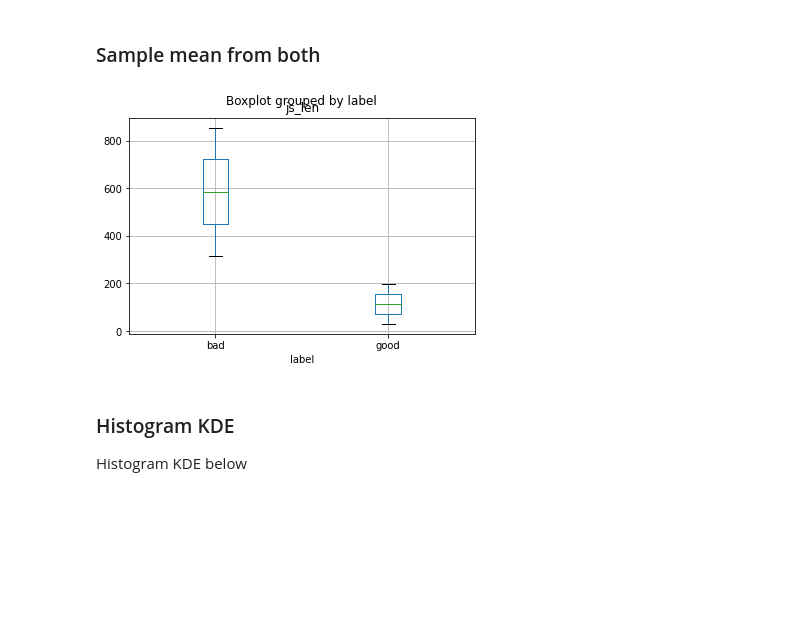
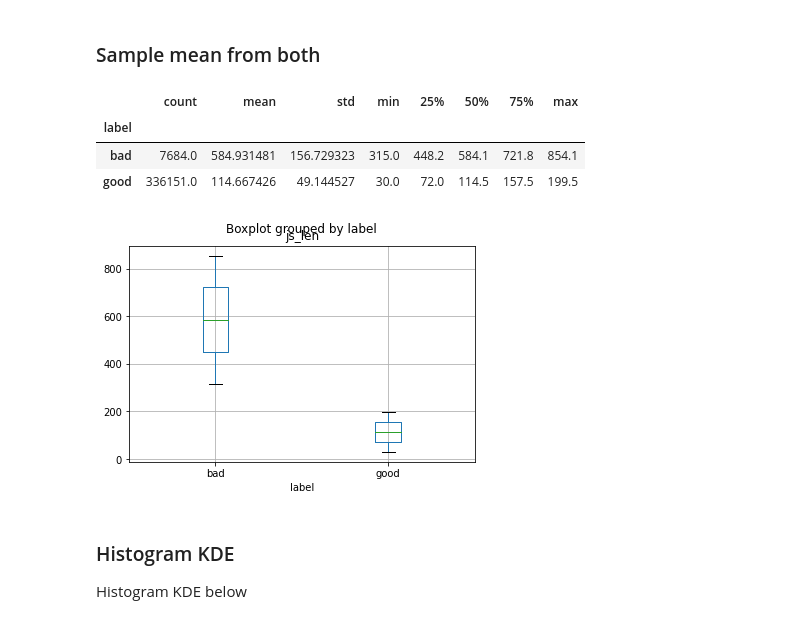
Before and after one commit to rikp777/stat_project, a Jupyter notebook: stat_project.ipynb, the cells around one changed output. Drawn from its saved outputs; the diff is of its cells as text; code cells hidden in the pictures; blank space fills up the shorter version.

```diff
--- a/stat_project.ipynb
+++ b/stat_project.ipynb
@@ -147,8 +154,12 @@ Median: 114.5
 ### Sample mean from both
 # %%
 df_total.boxplot(column='js_len', by='label')
-plt.show()
+df_total.groupby('label')['js_len'].describe()
 # %% [output]
+|  | count | mean | std | min | 25% | 50% | 75% | max |
+| label |  |  |  |  |  |  |  |  |
+| bad | 7684.0 | 584.931481 | 156.729323 | 315.0 | 448.2 | 584.1 | 721.8 | 854.1 |
+| good | 336151.0 | 114.667426 | 49.144527 | 30.0 | 72.0 | 114.5 | 157.5 | 199.5 |
 [figure]
 # %% [markdown]
 ### Histogram KDE
```
Also changed, not shown: parts of 16 cells of this notebook, 5 other files.
